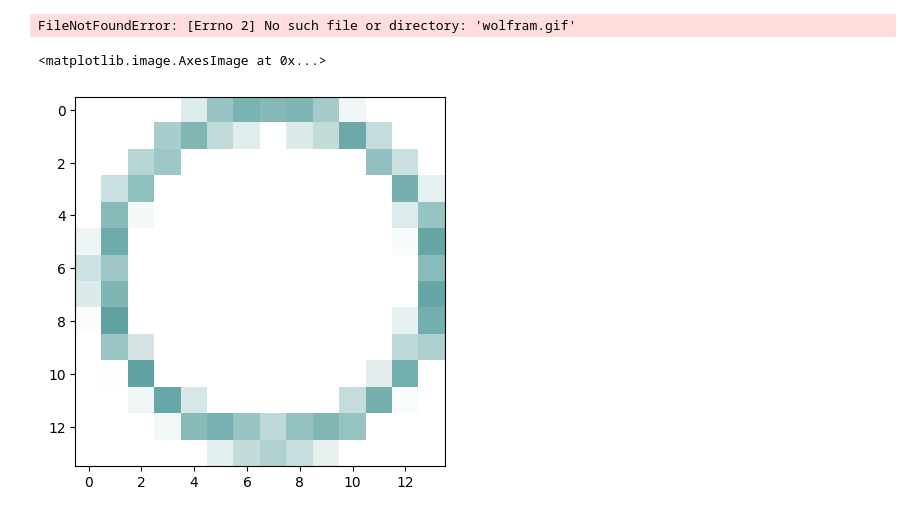
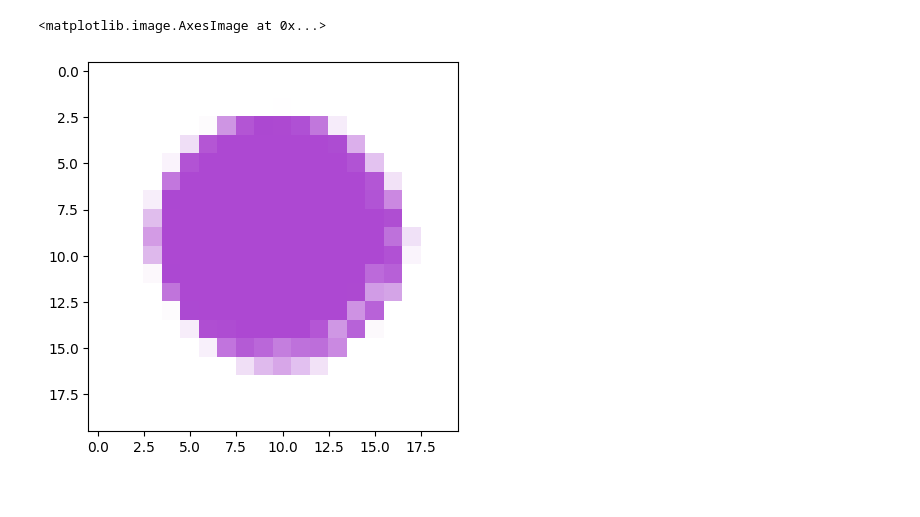
Before and after one commit to foersterrobert/Jump-Calc, a Jupyter notebook: backend/test.ipynb, the cells around one changed output. Saved outputs shown, nothing was run; the diff lists cells and outputs as text; code cells hidden in the pictures.

```diff
--- a/backend/test.ipynb
+++ b/backend/test.ipynb
@@ -4,20 +4,16 @@ import matplotlib.pyplot as plt
 import cv2
 import numpy as np
 import os
-
-Image.open("wolfram.gif").save("wolfram.png")
-# %% [output]
-FileNotFoundError: [Errno 2] No such file or directory: 'wolfram.gif'
 # %%
-img = Image.open("wolfram.png")
+img = Image.open("gifs/4.gif")
 
 arr = np.array(img)
 
-blue_c = arr[82:96, 24:38, :]
-Image.fromarray(blue_c).save("blue.png")
+blue_c = arr[259:279, 32:52, :]
+Image.fromarray(blue_c).save("pink.png")
 
-plt.imshow(arr[82:96, 24:38, :])
+plt.imshow(arr[259:279, 32:52, :])
 # %% [output]
 <matplotlib.image.AxesImage at 0x...>
-[figure, old version]
+[figure, new version]
 # %%
```
Also changed, not shown: parts of 2 cells of this notebook, 56 other files.
